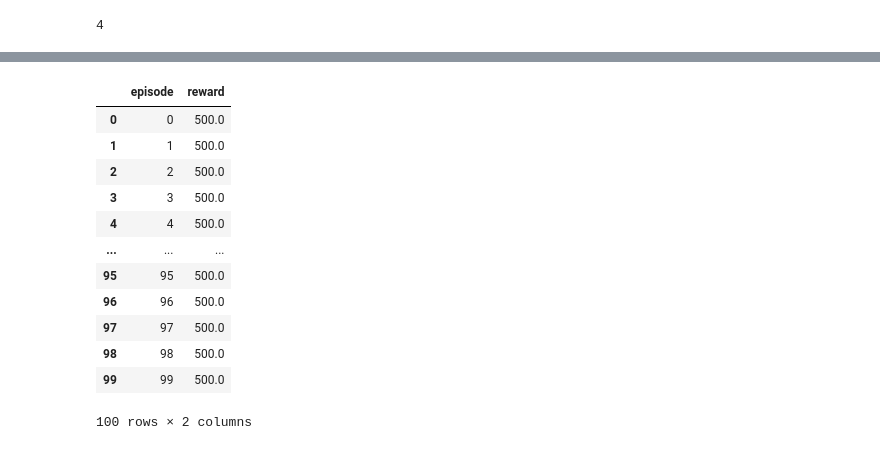
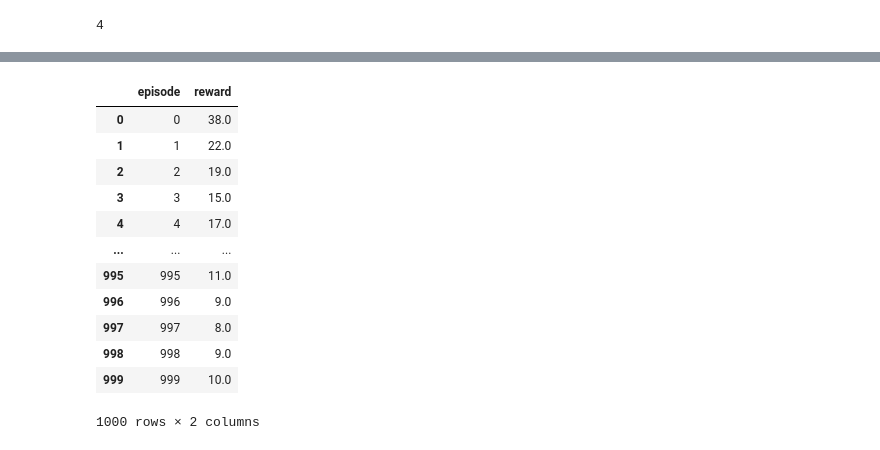
Before and after one commit to alexkeeney766/rl_with_function_approximation, a Jupyter notebook: testing_gym_runner.ipynb, the cells around one changed output, grey strips where cells are left out. Drawn from its saved outputs; the diff is of its cells as text; code cells hidden in the pictures.

```diff
--- a/testing_gym_runner.ipynb
+++ b/testing_gym_runner.ipynb
@@ -26,8 +35,17 @@ agent = SarsaAgent(
     q_func_approx=q_func,
     num_states=num_states,
     num_actions=num_actions,
-    gamma = .9225,
+    gamma=0.9225,
     epsilon=1.0,
-    epsilon_decay=.9975,
+    epsilon_decay=0.9975,
 )
+# %%
+agent_0 = QLearningAgent(
+    q_func_approx=q_func_0,
+    num_states=num_states,
+    num_actions=num_actions,
+    gamma=0.9225,
+    epsilon=1.0,
+    epsilon_decay=0.9975,
+)
 # %%
@@ -38 +56,3 @@ Current Reward:  500.0
 Episode:  990
+# %%
+rewards_0 = runner.train(agent=agent_0, num_episodes=1000, plot_state=False)
@@ -77,25 +114,31 @@ rewards.columns = ["episode", "reward"]
 
 test_rewards = pd.DataFrame(test_rewards).reset_index()
 test_rewards.columns = ["episode", "reward"]
+
+rewards_0 = pd.DataFrame(rewards_0).reset_index()
+rewards_0.columns = ["episode", "reward"]
+
+test_rewards_0 = pd.DataFrame(test_rewards_0).reset_index()
+test_rewards_0.columns = ["episode", "reward"]
 # %%
 alt.Chart(rewards).mark_point().encode(x="episode", y="reward") | alt.Chart(
     test_rewards
 ).mark_point().encode(x="episode", y="reward")
 # %% [output]
 [interactive output not drawn]
-# %%
-test_rewards
-# %% [output]
-|  | episode | reward |
-| 0 | 0 | 500.0 |
-| 1 | 1 | 500.0 |
-| 2 | 2 | 500.0 |
-| 3 | 3 | 500.0 |
-| 4 | 4 | 500.0 |
-| ... | ... | ... |
-| 95 | 95 | 500.0 |
-| 96 | 96 | 500.0 |
-| 97 | 97 | 500.0 |
-| 98 | 98 | 500.0 |
-| 99 | 99 | 500.0 |
-100 rows × 2 columns
+# %%
+rewards_0
+# %% [output]
+|  | episode | reward |
+| 0 | 0 | 38.0 |
+| 1 | 1 | 22.0 |
+| 2 | 2 | 19.0 |
+| 3 | 3 | 15.0 |
+| 4 | 4 | 17.0 |
+| ... | ... | ... |
+| 995 | 995 | 11.0 |
+| 996 | 996 | 9.0 |
+| 997 | 997 | 8.0 |
+| 998 | 998 | 9.0 |
+| 999 | 999 | 10.0 |
+1000 rows × 2 columns
```
Also changed, not shown: parts of 12 cells of this notebook, 1 other file.
